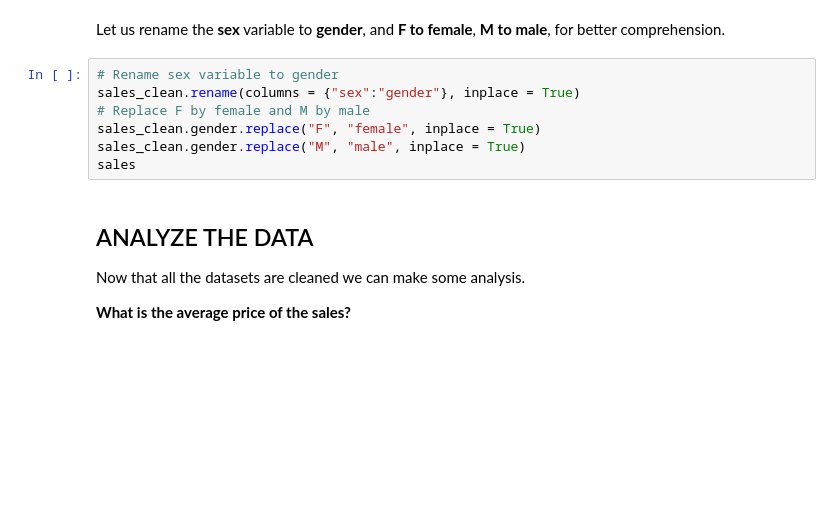
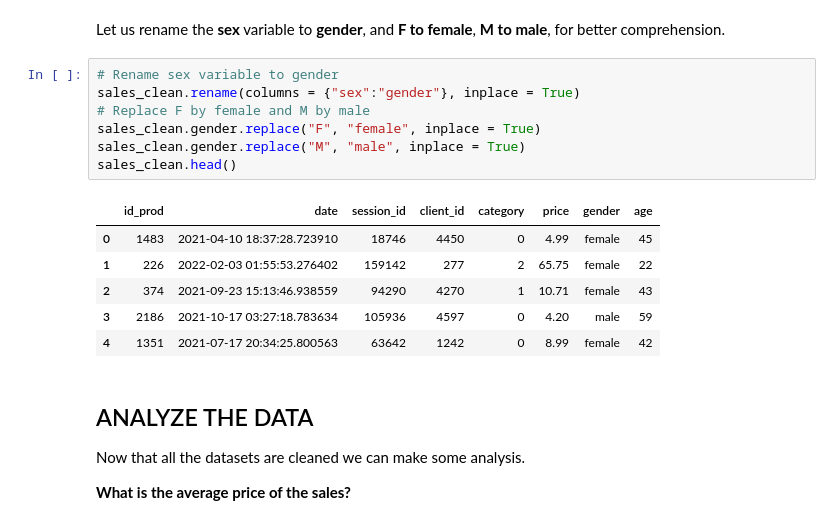
Before and after one commit to furawa/OC_data_analyst_projects, a Jupyter notebook: 02_analyze_company_sales/analyze_company_sales.ipynb, the cells around one changed output. Drawn from its saved outputs; the diff is of its cells as text; blank space fills up the shorter version.

```diff
--- a/02_analyze_company_sales/analyze_company_sales.ipynb
+++ b/02_analyze_company_sales/analyze_company_sales.ipynb
@@ -393,10 +401,17 @@ Let us rename the **sex** variable to **gender**, and **F to female**, **M to ma
 # %%
 # Rename sex variable to gender
 sales_clean.rename(columns = {"sex":"gender"}, inplace = True)
 # Replace F by female and M by male
 sales_clean.gender.replace("F", "female", inplace = True)
 sales_clean.gender.replace("M", "male", inplace = True)
-sales
+sales_clean.head()
+# %% [output]
+|  | id_prod | date | session_id | client_id | category | price | gender | age |
+| 0 | 1483 | 2021-04-10 18:37:28.723910 | 18746 | 4450 | 0 | 4.99 | female | 45 |
+| 1 | 226 | 2022-02-03 01:55:53.276402 | 159142 | 277 | 2 | 65.75 | female | 22 |
+| 2 | 374 | 2021-09-23 15:13:46.938559 | 94290 | 4270 | 1 | 10.71 | female | 43 |
+| 3 | 2186 | 2021-10-17 03:27:18.783634 | 105936 | 4597 | 0 | 4.20 | male | 59 |
+| 4 | 1351 | 2021-07-17 20:34:25.800563 | 63642 | 1242 | 0 | 8.99 | female | 42 |
 # %% [markdown]
 ## ANALYZE THE DATA
 
```
Also changed, not shown: parts of 8 cells of this notebook.
